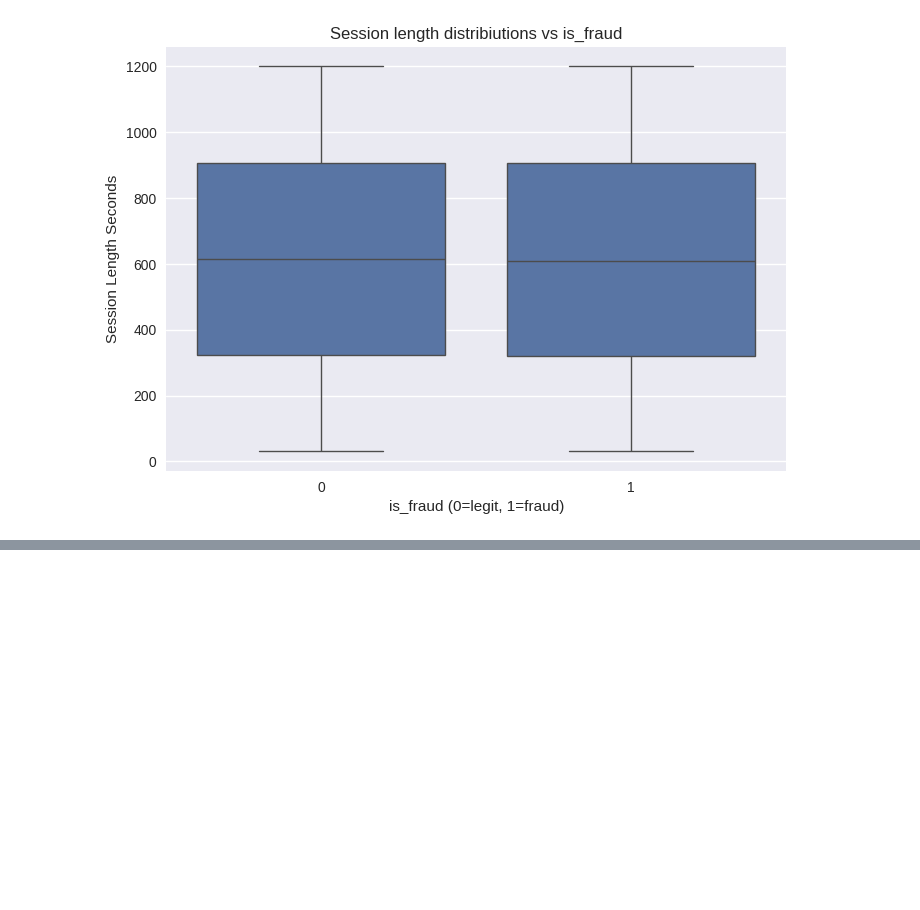
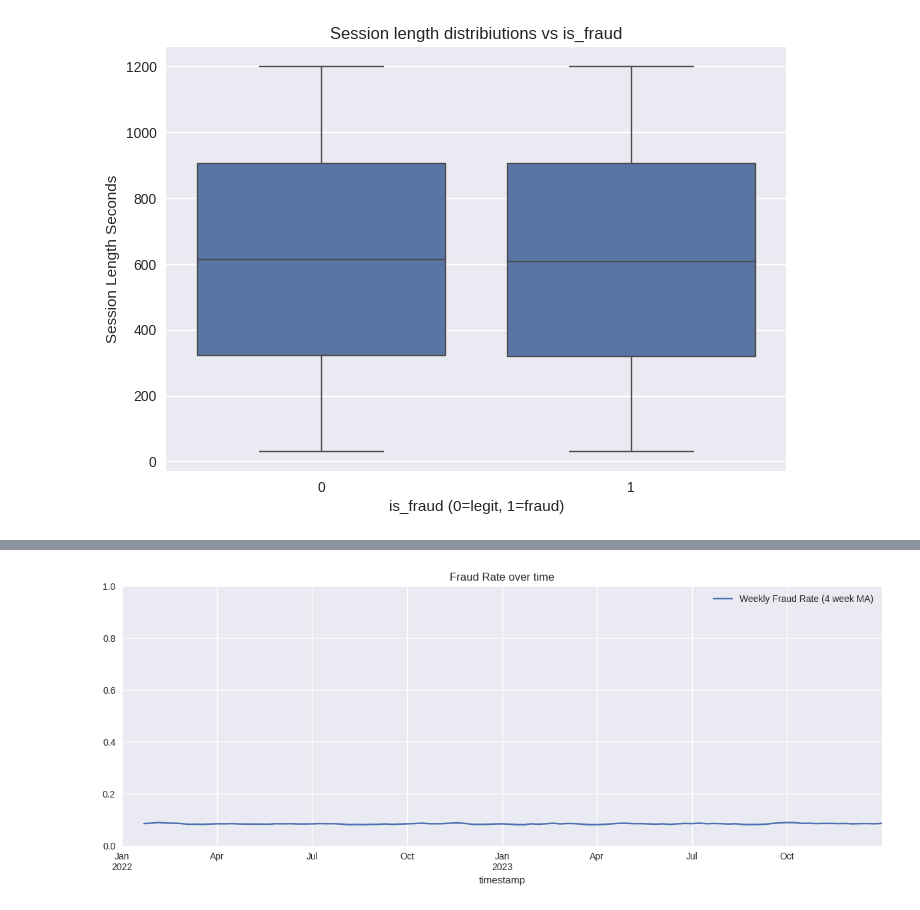
Before and after one commit to gonzur75/data_science_main, a Jupyter notebook: mastercard/notebooks/1.0-mw-eda-transactions.ipynb, the cells around one changed output, grey strips where cells are left out. Saved outputs shown, nothing was run; the diff lists cells and outputs as text; code cells hidden in the pictures; blank space fills up the shorter version.

```diff
--- a/mastercard/notebooks/1.0-mw-eda-transactions.ipynb
+++ b/mastercard/notebooks/1.0-mw-eda-transactions.ipynb
@@ -206,0 +216,4 @@ plt.show()
+# %%
+df["hour"] = df["timestamp"].dt.hour
+df["dayofweek"] = df["timestamp"].dt.dayofweek
+df.head()
@@ -206,0 +227,18 @@ plt.show()
+# %%
+df_ts = df.set_index("timestamp").sort_index()
+fraud_counts = df_ts.resample("W")["is_fraud"].sum()
+total_counts = df_ts.resample("W")["is_fraud"].count()
+fraud_rate = (fraud_counts / total_counts).fillna(0)
+# %%
+fig, ax = plt.subplots(figsize=(12, 5))
+
+fraud_rate.rolling(4).mean().plot(ax=ax, label="Weekly Fraud Rate (4 week MA)")
+ax.set_label("Fraud Rate")
+ax.set_title("Fraud Rate over time")
+ax.set_ylim(0, 1)
+ax.legend()
+
+fig.tight_layout()
+plt.show()
+# %% [output]
+[figure, added]
```
Also changed, not shown: parts of 15 cells of this notebook, 12 other files.
